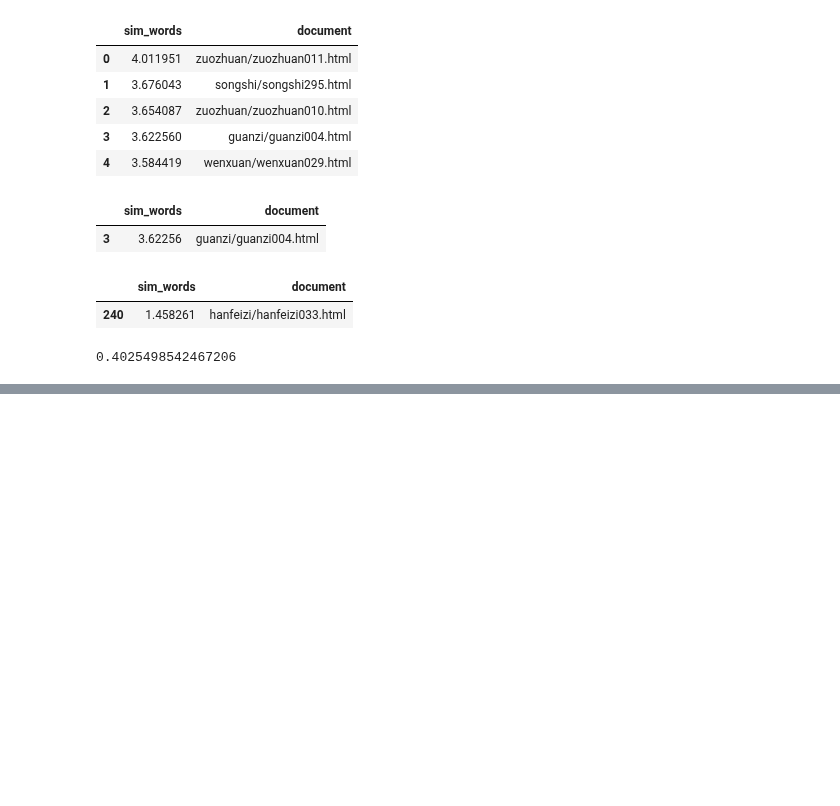
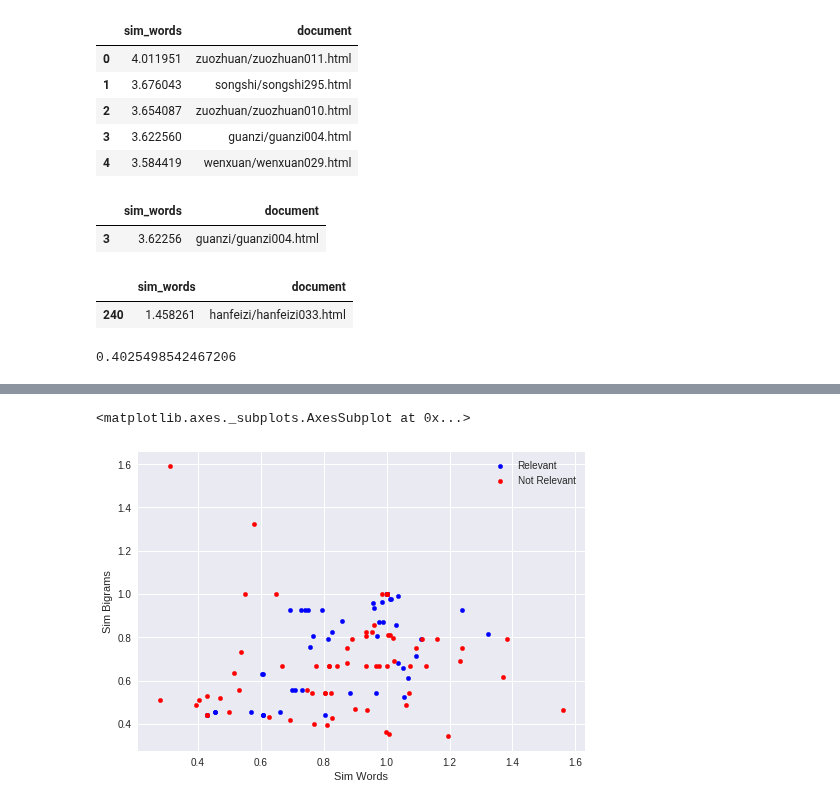
Before and after one commit to alexamies/chinesenotes.com, a Jupyter notebook: colab/querying_cnotes.ipynb, the cells around one changed output, grey strips where cells are left out. Saved outputs shown, nothing was run; the diff lists cells and outputs as text; code cells hidden in the pictures; blank space fills up the shorter version.

```diff
--- a/colab/querying_cnotes.ipynb
+++ b/colab/querying_cnotes.ipynb
@@ -67,0 +72,10 @@ word_freq_df3u[word_freq_df3u['document'] == 'hanfeizi/hanfeizi033.html']
+# %%
+from google.colab import files
+
+uploaded = files.upload()
+
+fname = ""
+for fn in uploaded.keys():
+  print('User uploaded file "{name}" with length {length} bytes'.format(
+      name=fn, length=len(uploaded[fn])))
+  fname = fn
@@ -67,0 +86,3 @@ word_freq_df3u[word_freq_df3u['document'] == 'hanfeizi/hanfeizi033.html']
+# %%
+relevance_df = pd.read_csv(fname,sep='\t',skiprows=(0),header=(0))
+relevance_df.head()
@@ -67,0 +96,9 @@ word_freq_df3u[word_freq_df3u['document'] == 'hanfeizi/hanfeizi033.html']
+# %%
+relevant_df = relevance_df[relevance_df['Relevant'] == True]
+not_relevant_df = relevance_df[relevance_df['Relevant'] == False]
+
+ax = relevant_df.plot.scatter(x = 'Sim Words', y = 'Sim Bigrams', color='Blue', label='Relevant')
+not_relevant_df.plot.scatter(x = 'Sim Words', y = 'Sim Bigrams', color='Red', label='Not Relevant', ax=ax)
+# %% [output]
+<matplotlib.axes._subplots.AxesSubplot at 0x...>
+[figure, added]
```
Also changed, not shown: parts of 4 cells of this notebook.
